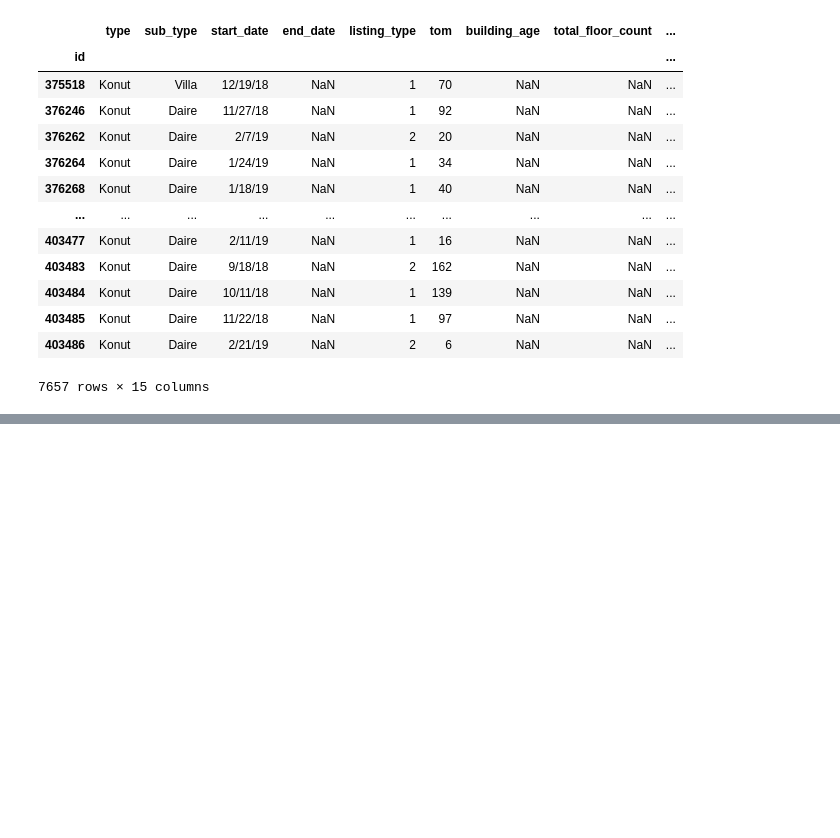
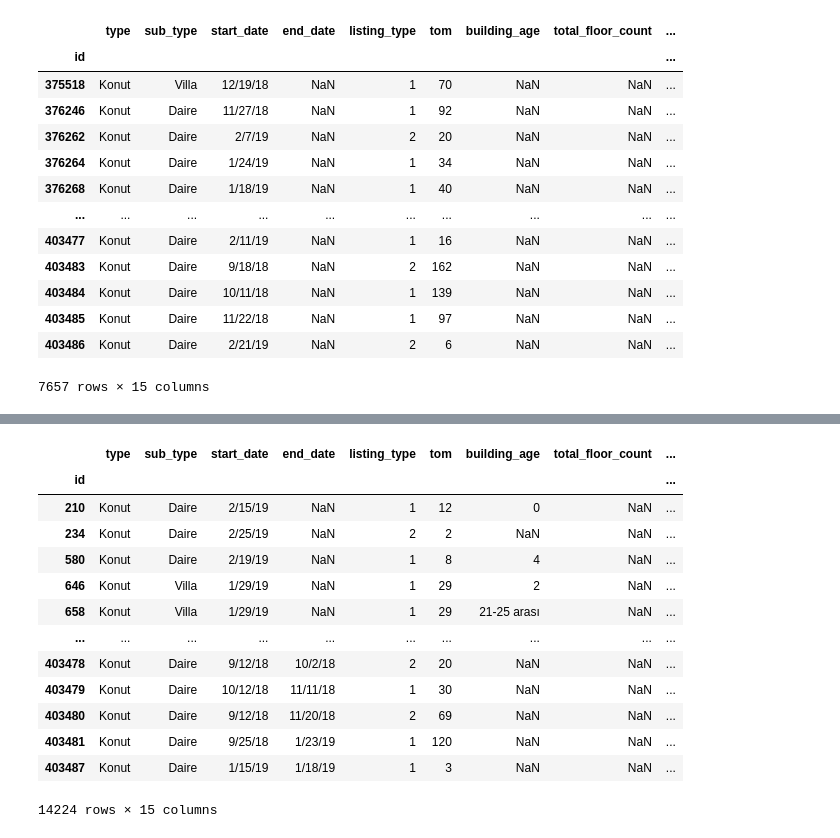
Before and after one commit to Rev1ze/team_build, a Jupyter notebook: team_proj 4kurs.ipynb, the cells around one changed output, grey strips where cells are left out. Saved outputs shown, nothing was run; the diff lists cells and outputs as text; code cells hidden in the pictures; blank space fills up the shorter version.

```diff
--- a/team_proj 4kurs.ipynb
+++ b/team_proj 4kurs.ipynb
@@ -143,0 +163,18 @@ delete
+# %%
+delete = df[df['floor_no'].isna() & df['total_floor_count'].isna()]
+delete
+# %% [output]
+|  | type | sub_type | start_date | end_date | listing_type | tom | building_age | total_floor_count | ... |
+| id |  |  |  |  |  |  |  |  | ... |
+| 210 | Konut | Daire | 2/15/19 | NaN | 1 | 12 | 0 | NaN | ... |
+| 234 | Konut | Daire | 2/25/19 | NaN | 2 | 2 | NaN | NaN | ... |
+| 580 | Konut | Daire | 2/19/19 | NaN | 1 | 8 | 4 | NaN | ... |
+| 646 | Konut | Villa | 1/29/19 | NaN | 1 | 29 | 2 | NaN | ... |
+| 658 | Konut | Villa | 1/29/19 | NaN | 1 | 29 | 21-25 arası | NaN | ... |
+| ... | ... | ... | ... | ... | ... | ... | ... | ... | ... |
+| 403478 | Konut | Daire | 9/12/18 | 10/2/18 | 2 | 20 | NaN | NaN | ... |
+| 403479 | Konut | Daire | 10/12/18 | 11/11/18 | 1 | 30 | NaN | NaN | ... |
+| 403480 | Konut | Daire | 9/12/18 | 11/20/18 | 2 | 69 | NaN | NaN | ... |
+| 403481 | Konut | Daire | 9/25/18 | 1/23/19 | 1 | 120 | NaN | NaN | ... |
+| 403487 | Konut | Daire | 1/15/19 | 1/18/19 | 1 | 3 | NaN | NaN | ... |
+14224 rows × 15 columns
```
Also changed, not shown: parts of 41 cells of this notebook.
